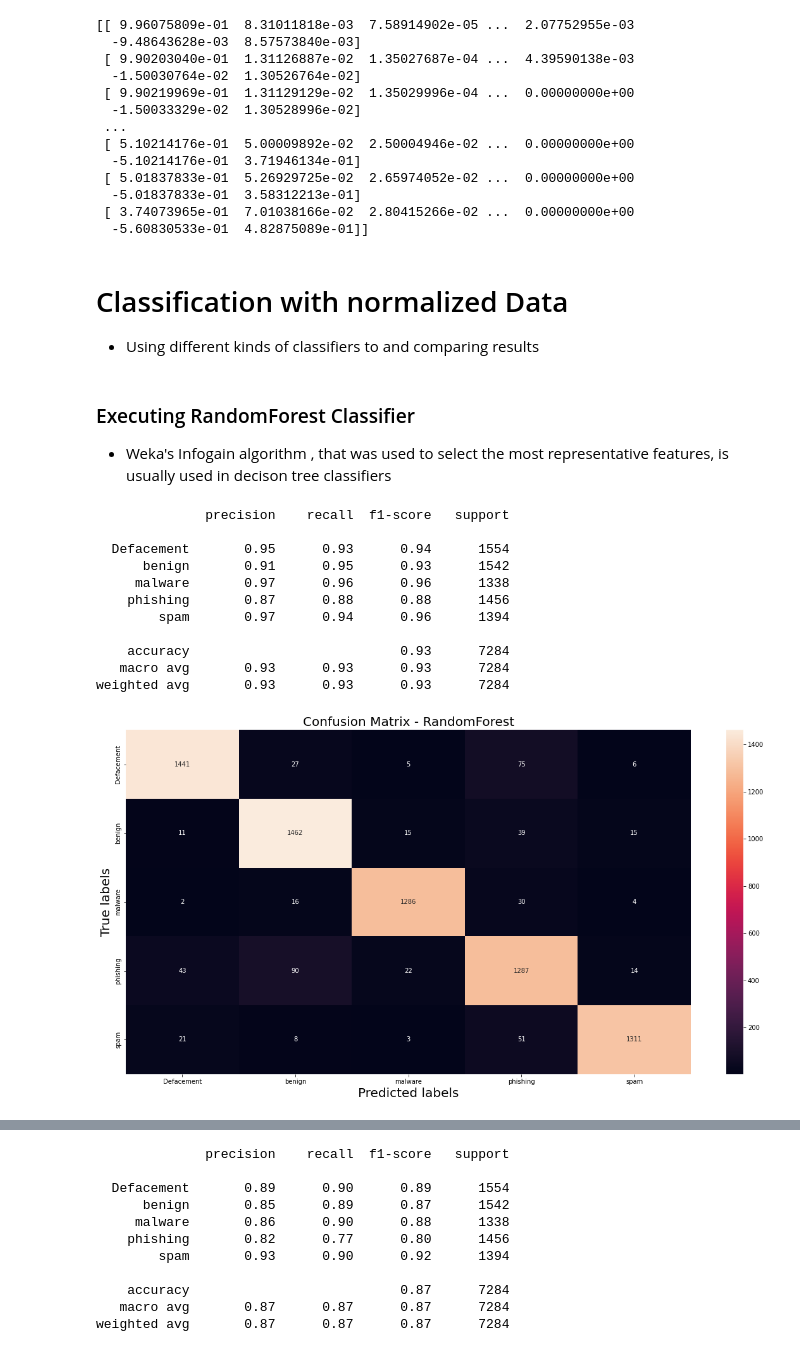
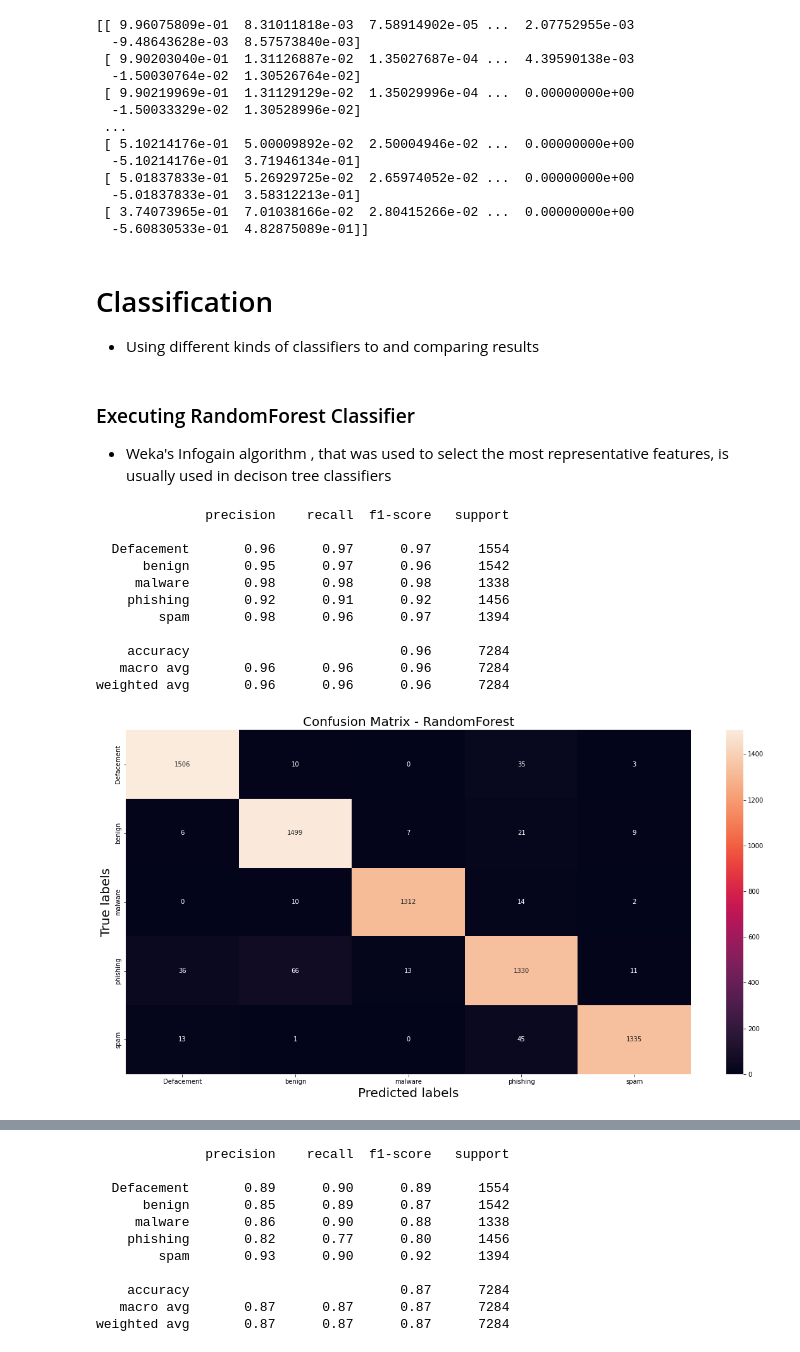
Before and after one commit to ChristianDPO/CDS-CI1030-ATIVIDADES, a Jupyter notebook: tarefa_4/src/Classification.ipynb, the cells around one changed output, grey strips where cells are left out. Drawn from its saved outputs; the diff is of its cells as text; code cells hidden in the pictures.

```diff
--- a/tarefa_4/src/Classification.ipynb
+++ b/tarefa_4/src/Classification.ipynb
@@ -27,7 +27,7 @@ import seaborn as sns
 ### Reading dataset CSV
 # %%
 if RUNNING_IN_COLAB:
-    CSV_PATH = '/content/drive/My Drive/Colab Notebooks/All_Infogain.csv'
+    CSV_PATH = '/content/drive/My Drive/Colab Notebooks/DataScience/All_Infogain.csv'
 else:
     CSV_PATH = '../../dataset/FinalDataset/All_Infogain.csv'
 
@@ -95,7 +95,7 @@ print(X_norm)
  [ 3.74073965e-01  7.01038166e-02  2.80415266e-02 ...  0.00000000e+00
   -5.60830533e-01  4.82875089e-01]]
 # %% [markdown]
-# Classification with normalized Data
+# Classification
 - Using different kinds of classifiers to and comparing results
 # %% [markdown]
 ### Executing RandomForest Classifier
@@ -103,43 +103,43 @@ print(X_norm)
 # %%
 from sklearn.ensemble import RandomForestClassifier
 
-X_train, X_test, Y_train, Y_test = train_test_split(X_norm ,Y, test_size=0.2, random_state=5)
+X_train, X_test, Y_train, Y_test = train_test_split(X ,Y, test_size=0.2, random_state=5)
 
 classifier = RandomForestClassifier(n_estimators=120)
 classifier.fit(X_train, Y_train)
 
 Y_pred = classifier.predict(X_test)
 cm = confusion_matrix(Y_test, Y_pred)
 print(classification_report(Y_test, Y_pred))
 
 #Plot confusion matrix
 ax= plt.subplot()
 sns.heatmap(cm, annot=True, fmt='g' ,ax=ax) #annot=True to annotate cells, ftm='g' to disable scientific notation
 
 # labels, title and ticks
 ax.set_title('Confusion Matrix - RandomForest', fontsize=20)
 ax.set_xlabel('Predicted labels', fontsize=20)
 ax.set_ylabel('True labels', fontsize=20)
 
 classes = ['Defacement', 'benign', 'malware', 'phishing', 'spam']
 
 ax.xaxis.set_ticklabels(classes, fontsize=10)
 ax.yaxis.set_ticklabels(classes, fontsize=10)
 
 plt.gcf().set_size_inches(20, 10)
 # %% [output]
               precision    recall  f1-score   support
 
-  Defacement       0.95      0.93      0.94      1554
-      benign       0.91      0.95      0.93      1542
-     malware       0.97      0.96      0.96      1338
-    phishing       0.87      0.88      0.88      1456
-        spam       0.97      0.94      0.96      1394
+  Defacement       0.96      0.97      0.97      1554
+      benign       0.95      0.97      0.96      1542
+     malware       0.98      0.98      0.98      1338
+    phishing       0.92      0.91      0.92      1456
+        spam       0.98      0.96      0.97      1394
 
-    accuracy                           0.93      7284
-   macro avg       0.93      0.93      0.93      7284
-weighted avg       0.93      0.93      0.93      7284
+    accuracy                           0.96      7284
+   macro avg       0.96      0.96      0.96      7284
+weighted avg       0.96      0.96      0.96      7284
-[figure, old version]
+[figure, new version]
 # %% [markdown]
 ### Executing KNN Classifier
 - KNN is a classfier tha usually gets good results, if the feature array is discriminant enough
```
Also changed, not shown: parts of 2 cells of this notebook, 1 other file.
